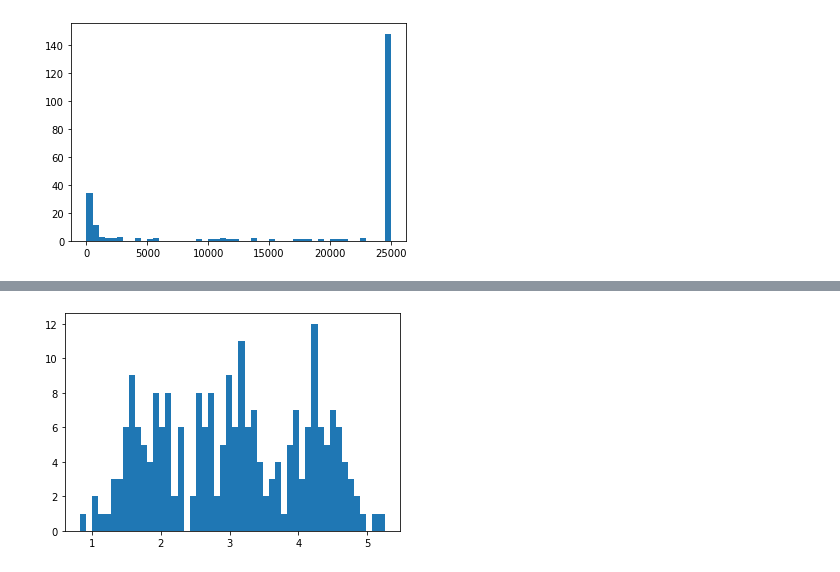
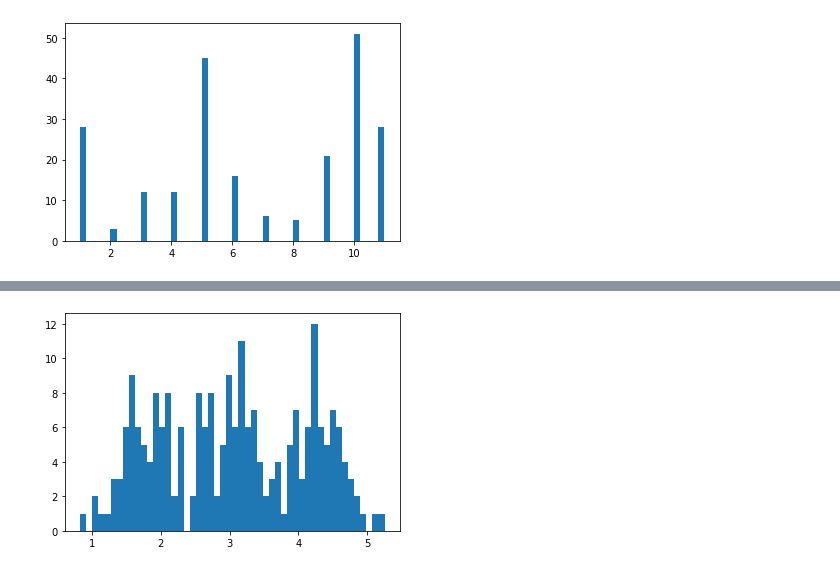
Before and after one commit to pompywka228/term_works_2020_1, a Jupyter notebook: Червинский Владислав ИСТ-18-1/data_preparation.ipynb, the cells around one changed output, grey strips where cells are left out. Cells and saved outputs as stored; diff of their text form; code cells hidden in the pictures.

```diff
--- a/Червинский Владислав ИСТ-18-1/data_preparation.ipynb
+++ b/Червинский Владислав ИСТ-18-1/data_preparation.ipynb
@@ -38,8 +49,9 @@ plt.show()
-# %%
-# Наблюдаем проблему №4 - выброс в районе
-data = np.clip(data, 0, 25000)
-# Результат
-plt.hist(data, bins = 50)
-plt.show()
-# %% [output]
-[figure, removed]
+# %%
+# столбец "region"
+data = country_dataset['region']
+data = pd.get_dummies(data)
+data = np.array([data[i[1]] * (i[0]+1) for i in  enumerate(data)]).flatten()
+data = data[data != 0]
+hist_show(data)
+# %% [output]
+[figure, added]
```
Also changed, not shown: parts of 75 cells of this notebook, 1 other file.
